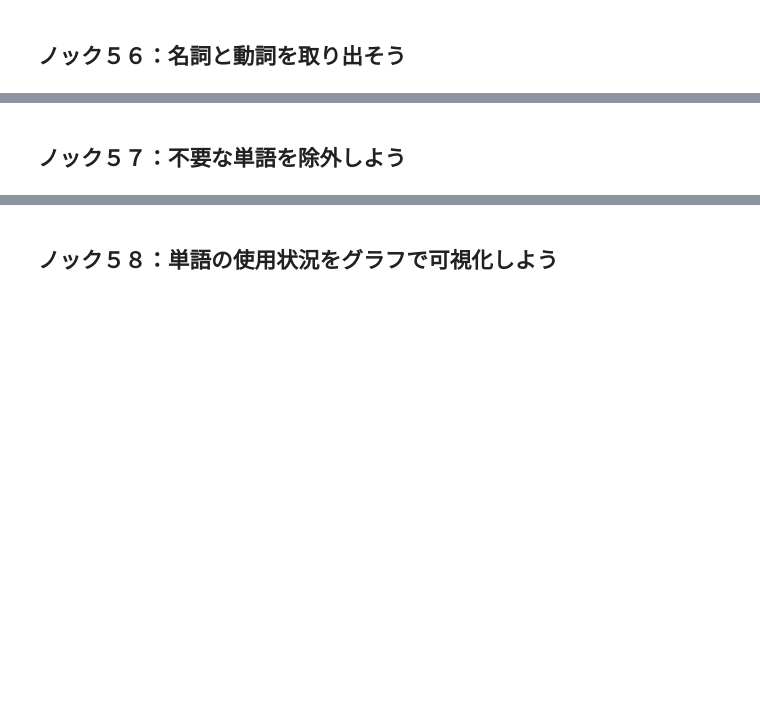
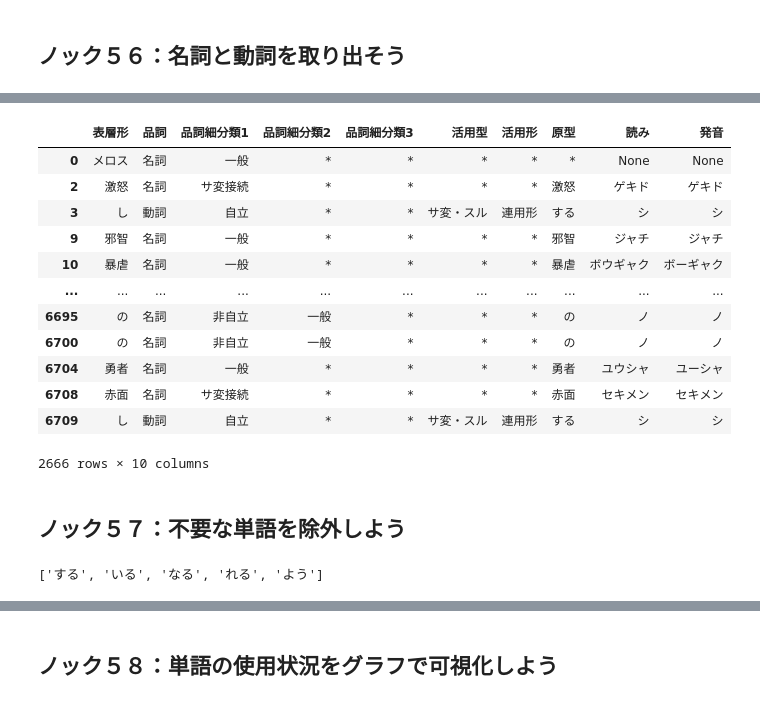
Before and after one commit to shake345/Python100knock, a Jupyter notebook: 4章_加工.ipynb, the cells around one changed output, grey strips where cells are left out. Cells and saved outputs as stored; diff of their text form; code cells hidden in the pictures; blank space fills up the shorter version.

```diff
--- a/4章_加工.ipynb
+++ b/4章_加工.ipynb
@@ -254,2 +308,25 @@ parsed[-4:]
+# %%
+verb = mecab_df.loc[(mecab_df['品詞']=='名詞')|(mecab_df['品詞']=='動詞')]
+verb
+# %% [output]
+|  | 表層形 | 品詞 | 品詞細分類1 | 品詞細分類2 | 品詞細分類3 | 活用型 | 活用形 | 原型 | 読み | 発音 |
+| 0 | メロス | 名詞 | 一般 | * | * | * | * | * | None | None |
+| 2 | 激怒 | 名詞 | サ変接続 | * | * | * | * | 激怒 | ゲキド | ゲキド |
+| 3 | し | 動詞 | 自立 | * | * | サ変・スル | 連用形 | する | シ | シ |
+| 9 | 邪智 | 名詞 | 一般 | * | * | * | * | 邪智 | ジャチ | ジャチ |
+| 10 | 暴虐 | 名詞 | 一般 | * | * | * | * | 暴虐 | ボウギャク | ボーギャク |
+| ... | ... | ... | ... | ... | ... | ... | ... | ... | ... | ... |
+| 6695 | の | 名詞 | 非自立 | 一般 | * | * | * | の | ノ | ノ |
+| 6700 | の | 名詞 | 非自立 | 一般 | * | * | * | の | ノ | ノ |
+| 6704 | 勇者 | 名詞 | 一般 | * | * | * | * | 勇者 | ユウシャ | ユーシャ |
+| 6708 | 赤面 | 名詞 | サ変接続 | * | * | * | * | 赤面 | セキメン | セキメン |
+| 6709 | し | 動詞 | 自立 | * | * | サ変・スル | 連用形 | する | シ | シ |
+2666 rows × 10 columns
 # %% [markdown]
 ## ノック５７：不要な単語を除外しよう
+# %%
+with open('data/stop_words.txt',mode='r') as f:
+  stop_words = f.read().split()
+stop_words
+# %% [output]
+['する', 'いる', 'なる', 'れる', 'よう']
```
Also changed, not shown: parts of 9 cells of this notebook.
